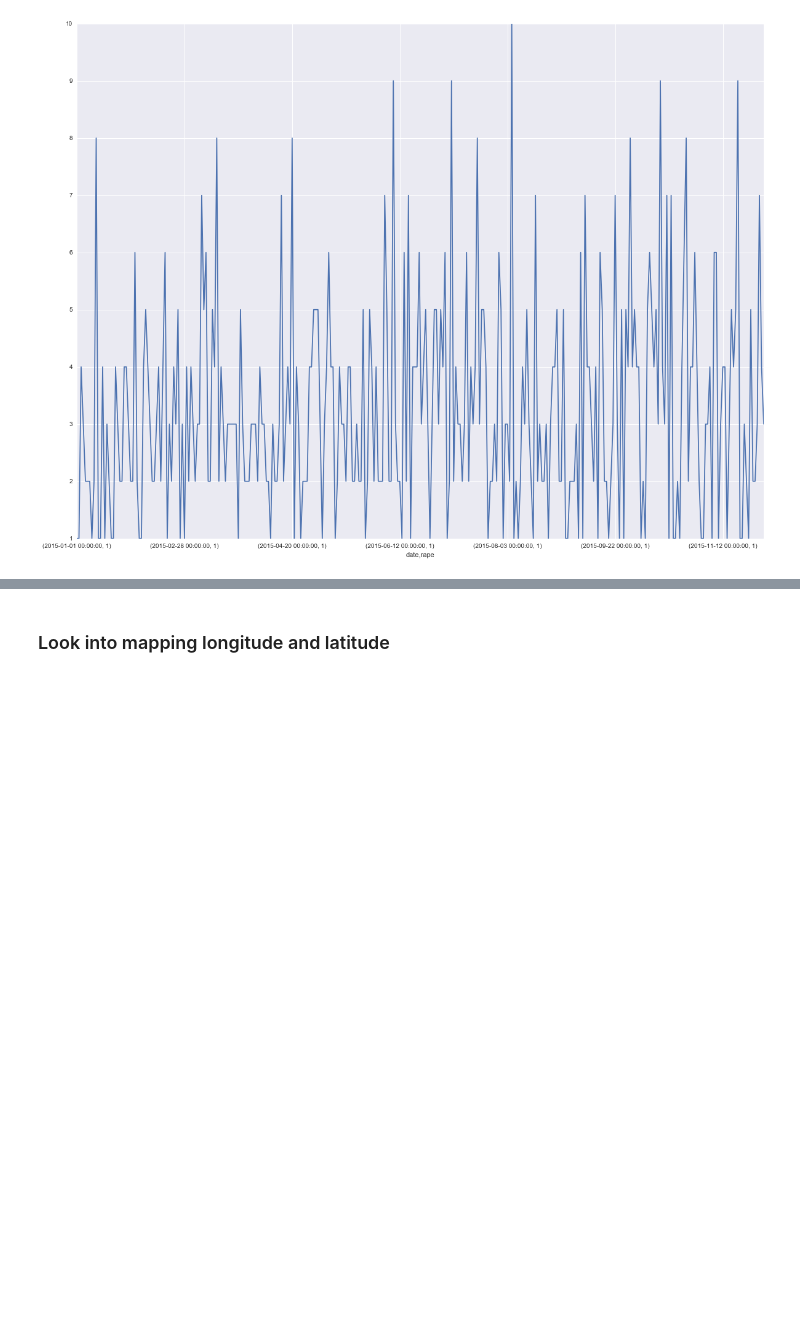
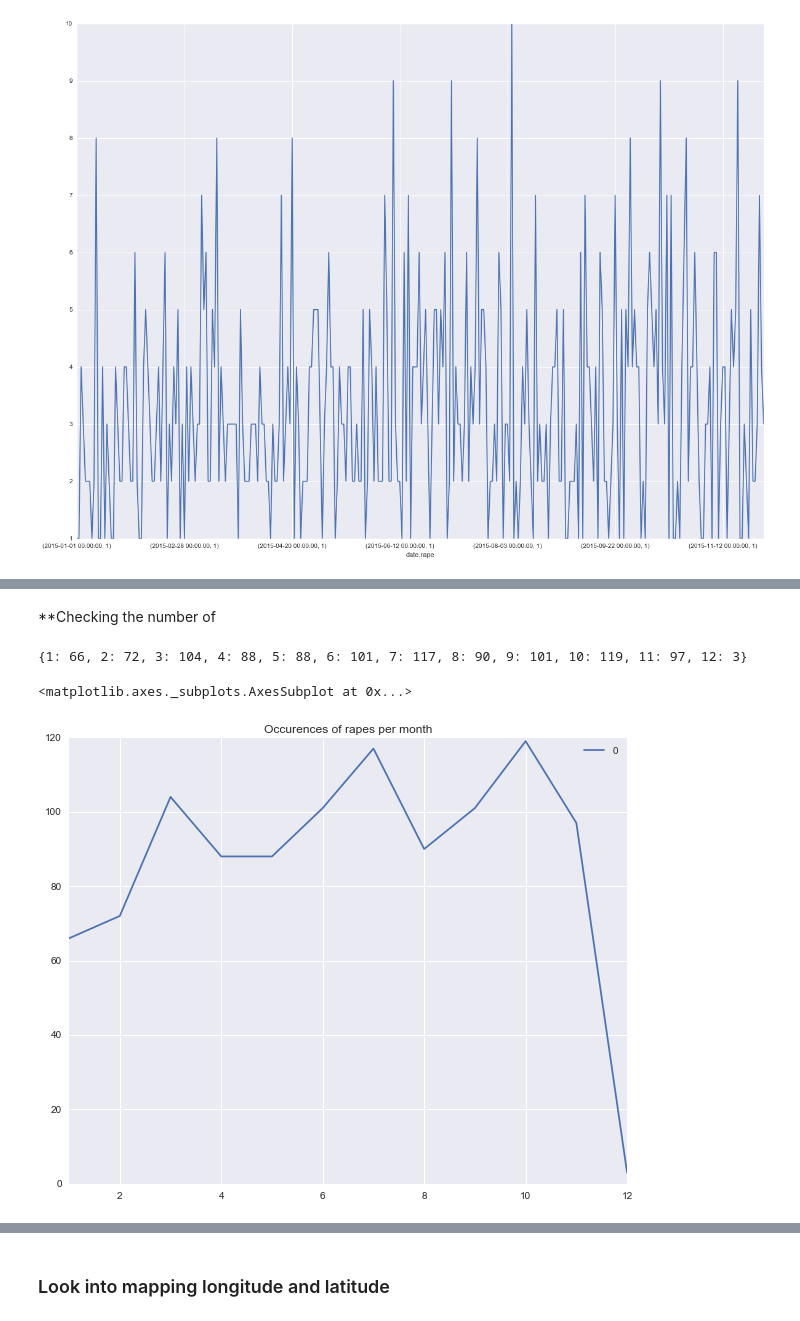
Before and after one commit to isaacmoore/random_analysis, a Jupyter notebook: Los Angeles Crime.ipynb, the cells around one changed output, grey strips where cells are left out. Drawn from its saved outputs; the diff is of its cells as text; code cells hidden in the pictures; blank space fills up the shorter version.

Commit message:
Updated time series graphs

```diff
--- a/Los Angeles Crime.ipynb
+++ b/Los Angeles Crime.ipynb
@@ -226,0 +233,17 @@ pd.DataFrame(rape_df.groupby('date').rape.value_counts()).sort('rape', ascending
+# %% [markdown]
+**Checking the number of
+# %%
+occurences_per_month = {}
+for i in rape_df['date'].dt.month:
+    if i in occurences_per_month.keys():
+        occurences_per_month[i] += 1
+    else:
+        occurences_per_month[i] = 1
+print occurences_per_month
+# %% [output]
+{1: 66, 2: 72, 3: 104, 4: 88, 5: 88, 6: 101, 7: 117, 8: 90, 9: 101, 10: 119, 11: 97, 12: 3}
+# %%
+pd.DataFrame.from_dict(occurences_per_month, orient='index').plot(kind='line', figsize=(10,8), title='Occurences of rapes per month')
+# %% [output]
+<matplotlib.axes._subplots.AxesSubplot at 0x...>
+[figure, added]
```
Also changed, not shown: parts of 12 cells of this notebook.
